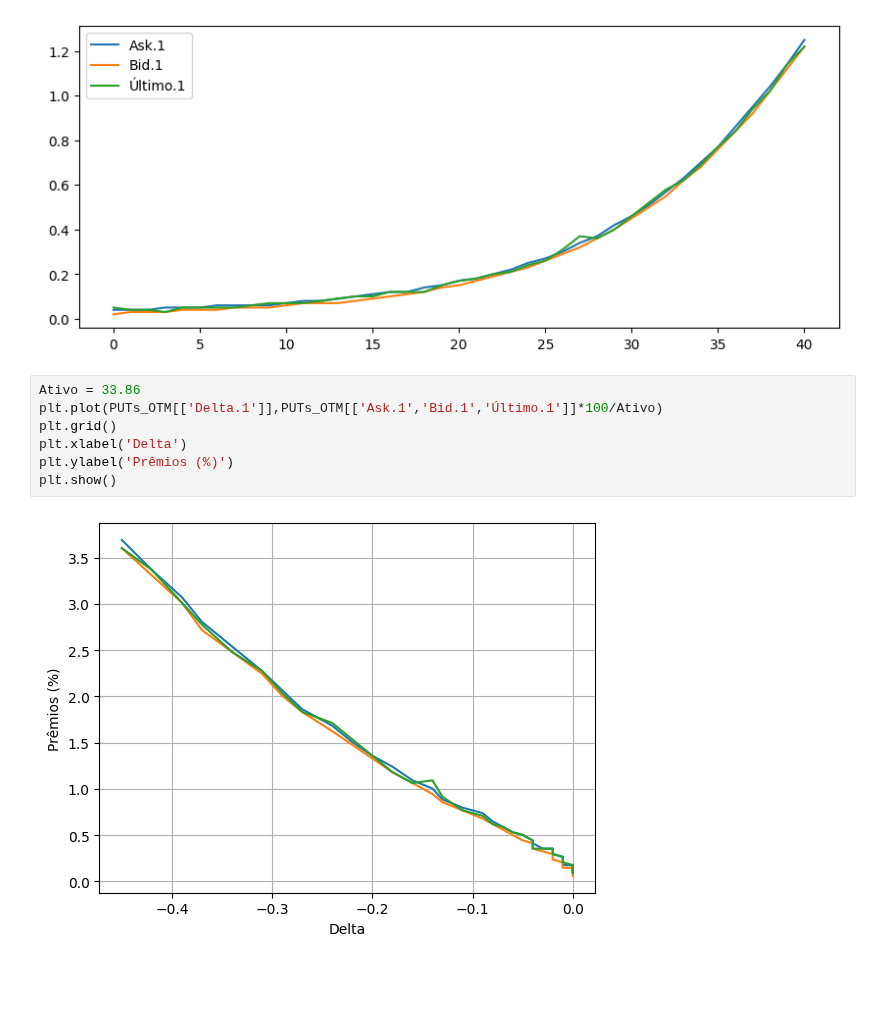
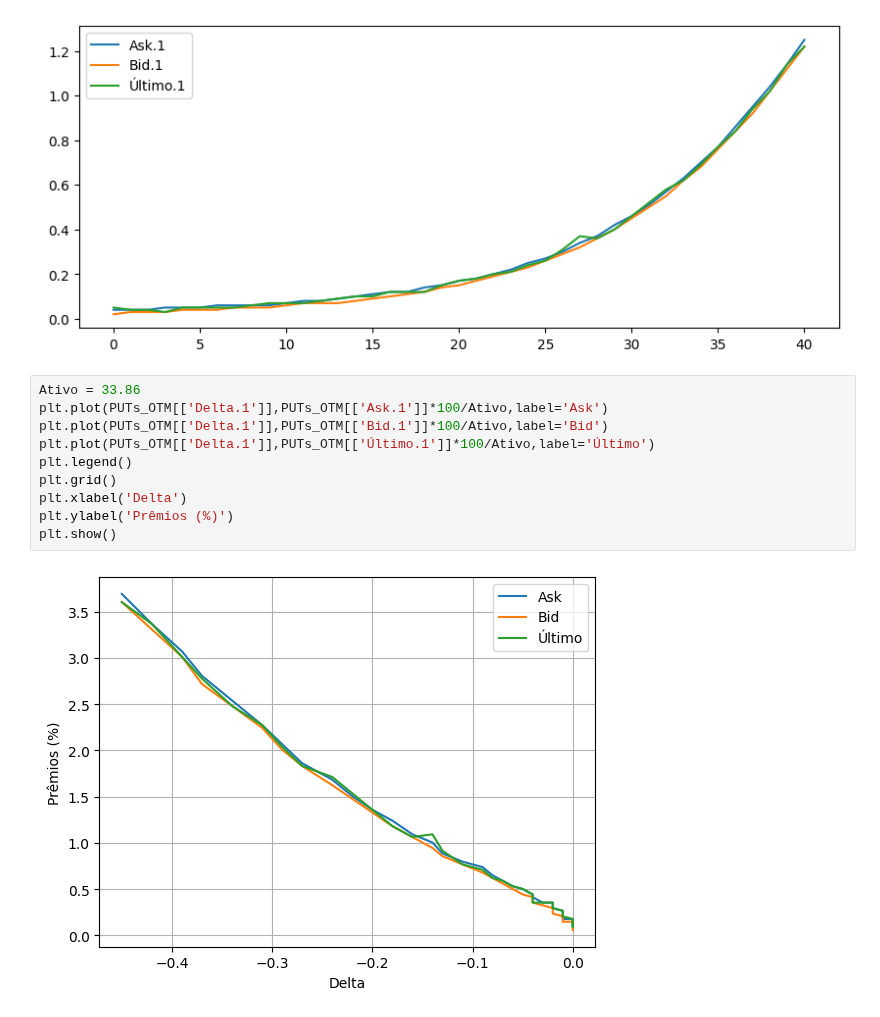
Before and after one commit to facklen/python_para_investimentos, a Jupyter notebook: Avaliação_Opções.ipynb, the cells around one changed output. Drawn from its saved outputs; the diff is of its cells as text; blank space fills up the shorter version.

```diff
--- a/Avaliação_Opções.ipynb
+++ b/Avaliação_Opções.ipynb
@@ -73,10 +73,13 @@ PUTs_OTM[['Ask.1','Bid.1','Último.1']].plot(figsize = (10,4));
 [figure]
 # %%
 Ativo = 33.86
-plt.plot(PUTs_OTM[['Delta.1']],PUTs_OTM[['Ask.1','Bid.1','Último.1']]*100/Ativo)
+plt.plot(PUTs_OTM[['Delta.1']],PUTs_OTM[['Ask.1']]*100/Ativo,label='Ask')
+plt.plot(PUTs_OTM[['Delta.1']],PUTs_OTM[['Bid.1']]*100/Ativo,label='Bid')
+plt.plot(PUTs_OTM[['Delta.1']],PUTs_OTM[['Último.1']]*100/Ativo,label='Último')
+plt.legend()
 plt.grid()
 plt.xlabel('Delta')
 plt.ylabel('Prêmios (%)')
 plt.show()
 # %% [output]
-[figure, old version]
+[figure, new version]
```
